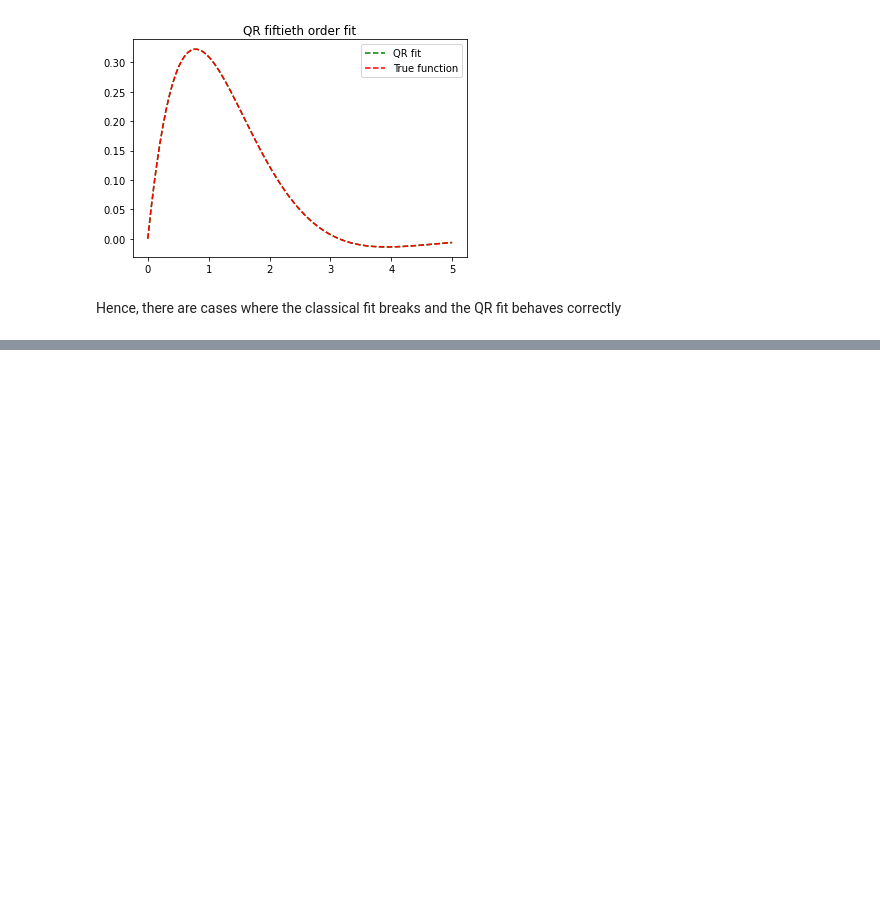
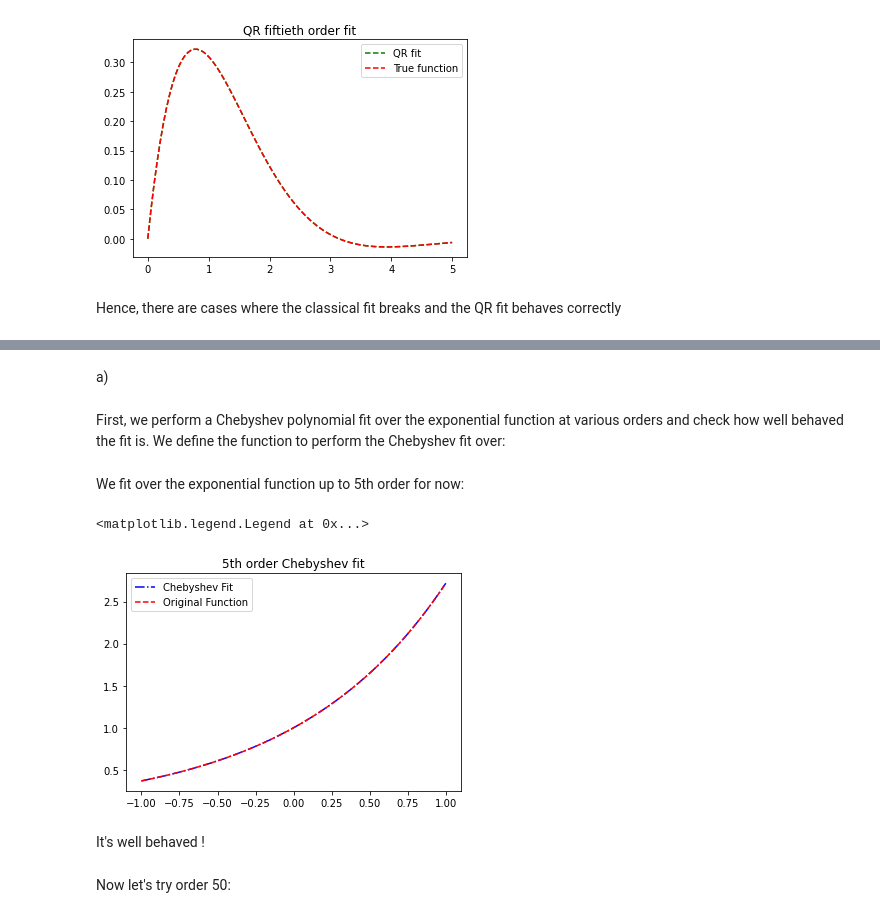
Before and after one commit to PatrickHorlaville/PHYS641, a Jupyter notebook: PS2/PS2_notebook.ipynb, the cells around one changed output, grey strips where cells are left out. Saved outputs shown, nothing was run; the diff lists cells and outputs as text; code cells hidden in the pictures; blank space fills up the shorter version.

```diff
--- a/PS2/PS2_notebook.ipynb
+++ b/PS2/PS2_notebook.ipynb
@@ -123,0 +126,31 @@ Hence, there are cases where the classical fit breaks and the QR fit behaves cor
+# %% [markdown]
+a)
+# %% [markdown]
+First, we perform a Chebyshev polynomial fit over the exponential function at various orders and check how well behaved the fit is. We define the function to perform the Chebyshev fit over:
+# %%
+def cheby(x, y, order):
+
+    A = np.polynomial.chebyshev.chebvander(x, order)
+    m = np.dot(np.linalg.inv(np.dot(A.T, A)), np.dot(A.T, y))
+
+    y_fit = np.dot(A, m)
+
+    return y_fit
+# %% [markdown]
+We fit over the exponential function up to 5th order for now:
+# %%
+x_exp = np.linspace(-1, 1, 500)
+y_exp = np.exp(x_exp)
+y_fit5 = cheby(x_exp, y_exp, 5)
+# %%
+plt.plot(x_exp, y_fit5, ls = '-.', color = 'b', label = 'Chebyshev Fit')
+plt.plot(x_exp, y_exp, ls = '--', color = 'r', label = 'Original Function')
+plt.title('5th order Chebyshev fit')
+plt.legend()
+# %% [output]
+<matplotlib.legend.Legend at 0x...>
+[figure, added]
+# %% [markdown]
+It's well behaved !
+# %% [markdown]
+Now let's try order 50:
```
Also changed, not shown: parts of 46 cells of this notebook.
